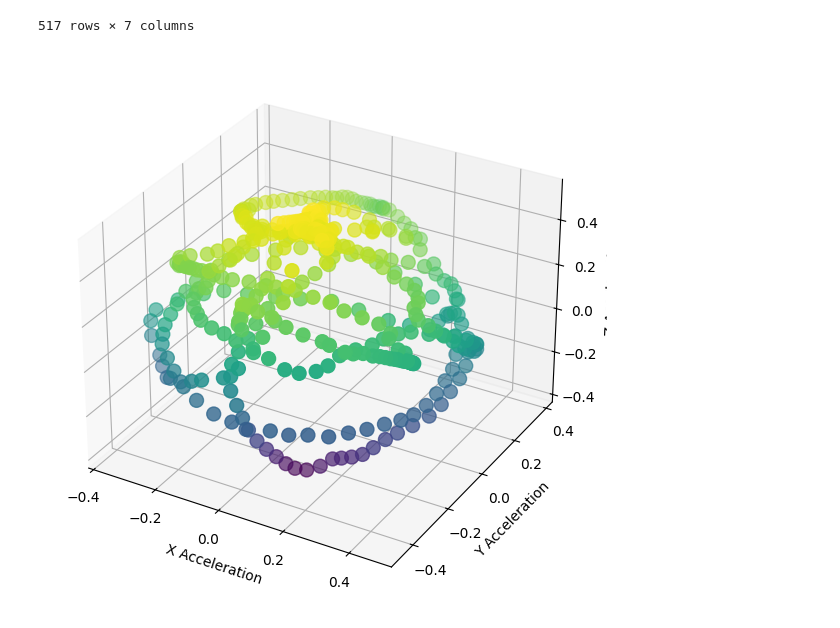
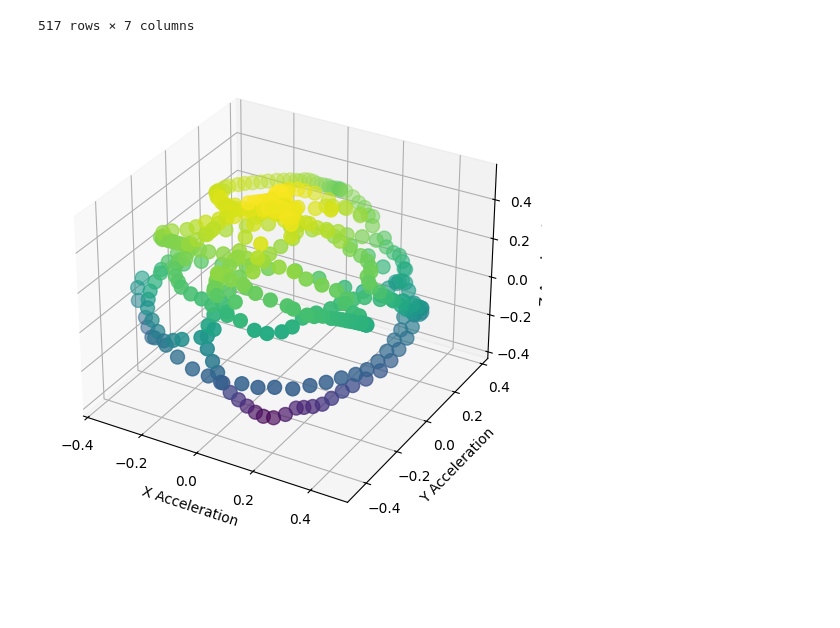
Before and after one commit to ServeshKarnawat/CruzHacks2026, a Jupyter notebook: test.ipynb, the cells around one changed output. Saved outputs shown, nothing was run; the diff lists cells and outputs as text; code cells hidden in the pictures; blank space fills up the shorter version.

```diff
--- a/test.ipynb
+++ b/test.ipynb
@@ -22,14 +22,15 @@ df
 | 516 | 09:26:35 | 110.4 | -0.002 | -0.015 | 0.496 | 0.0001 | STILL |
 517 rows × 7 columns
 # %%
-fig = plt.figure(figsize=(8,7))
+fig = plt.figure(figsize=(5,5))
 ax = fig.add_subplot(111,projection='3d')
 
 ax.scatter(df['Accel_X'], df["Accel_Y"], df['Accel_Z'], c=df['Accel_Z'], s=100)
 ax.set_xlabel("X Acceleration")
 ax.set_ylabel("Y Acceleration")
 ax.set_zlabel("Z Acceleration")
 
+plt.tight_layout()
 plt.show()
 # %% [output]
-[figure, old version]
+[figure, new version]
```
